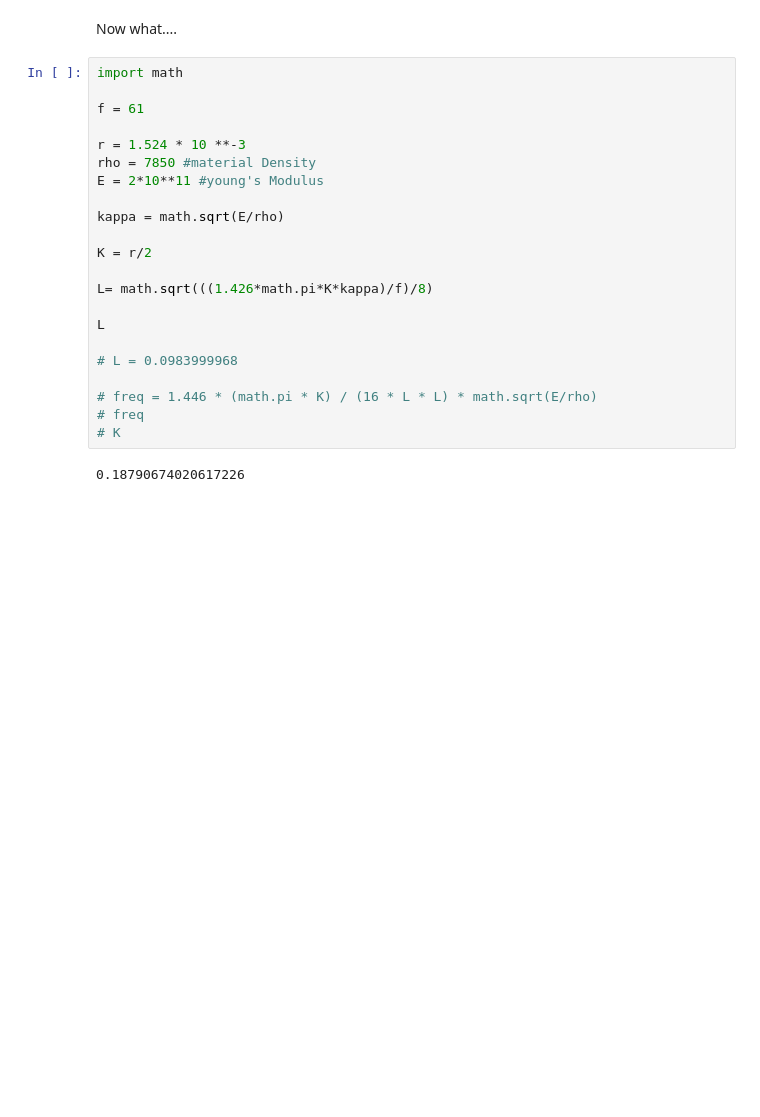
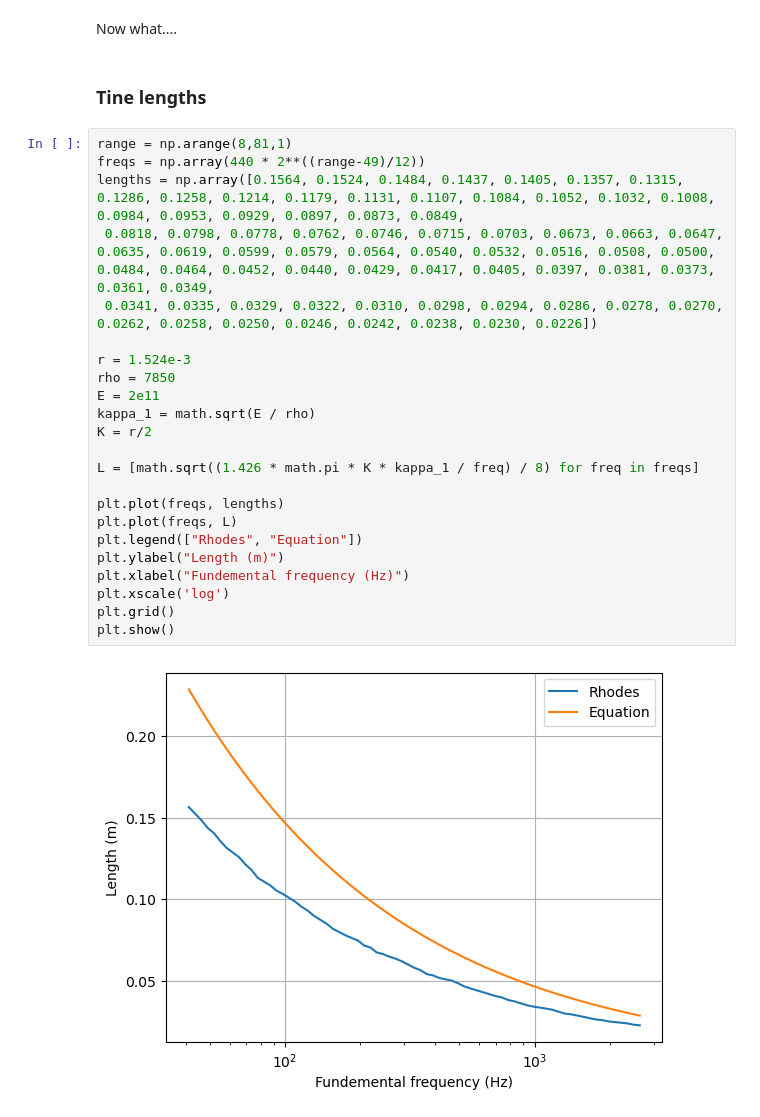
Before and after one commit to TSonderbo/EPiano, a Jupyter notebook: Python/bar_analysis.ipynb, the cells around one changed output. Saved outputs shown, nothing was run; the diff lists cells and outputs as text; blank space fills up the shorter version.

```diff
--- a/Python/bar_analysis.ipynb
+++ b/Python/bar_analysis.ipynb
@@ -344,27 +349,30 @@ Collect terms to form characteristic equation
 $ 0 = z + \Big(\frac{E4k^2}{\rho h^2} sin^2(\beta h/2) - \frac{\gamma k^2}{\epsilon}(\frac{j}{h}sin(\beta h) - 1) - 2 \Big) + z^{-1} $
 # %% [markdown]
 Now what....
-# %%
-import math
-
-f = 61
-
-r = 1.524 * 10 **-3
-rho = 7850 #material Density
-E = 2*10**11 #young's Modulus
-
-kappa = math.sqrt(E/rho)
-
-K = r/2
-
-L= math.sqrt(((1.426*math.pi*K*kappa)/f)/8)
-
-L
-
-# L = 0.0983999968
-
-# freq = 1.446 * (math.pi * K) / (16 * L * L) * math.sqrt(E/rho)
-# freq
-# K
-# %% [output]
-0.18790674020617226
+# %% [markdown]
+### Tine lengths
+# %%
+range = np.arange(8,81,1)
+freqs = np.array(440 * 2**((range-49)/12))
+lengths = np.array([0.1564, 0.1524, 0.1484, 0.1437, 0.1405, 0.1357, 0.1315, 0.1286, 0.1258, 0.1214, 0.1179, 0.1131, 0.1107, 0.1084, 0.1052, 0.1032, 0.1008, 0.0984, 0.0953, 0.0929, 0.0897, 0.0873, 0.0849,
+ 0.0818, 0.0798, 0.0778, 0.0762, 0.0746, 0.0715, 0.0703, 0.0673, 0.0663, 0.0647, 0.0635, 0.0619, 0.0599, 0.0579, 0.0564, 0.0540, 0.0532, 0.0516, 0.0508, 0.0500, 0.0484, 0.0464, 0.0452, 0.0440, 0.0429, 0.0417, 0.0405, 0.0397, 0.0381, 0.0373, 0.0361, 0.0349,
+ 0.0341, 0.0335, 0.0329, 0.0322, 0.0310, 0.0298, 0.0294, 0.0286, 0.0278, 0.0270, 0.0262, 0.0258, 0.0250, 0.0246, 0.0242, 0.0238, 0.0230, 0.0226])
+
+r = 1.524e-3
+rho = 7850
+E = 2e11
+kappa_1 = math.sqrt(E / rho)
+K = r/2
+
+L = [math.sqrt((1.426 * math.pi * K * kappa_1 / freq) / 8) for freq in freqs]
+
+plt.plot(freqs, lengths)
+plt.plot(freqs, L)
+plt.legend(["Rhodes", "Equation"])
+plt.ylabel("Length (m)")
+plt.xlabel("Fundemental frequency (Hz)")
+plt.xscale('log')
+plt.grid()
+plt.show()
+# %% [output]
+[figure, added]
```
Also changed, not shown: parts of 6 cells of this notebook, 8 other files.
